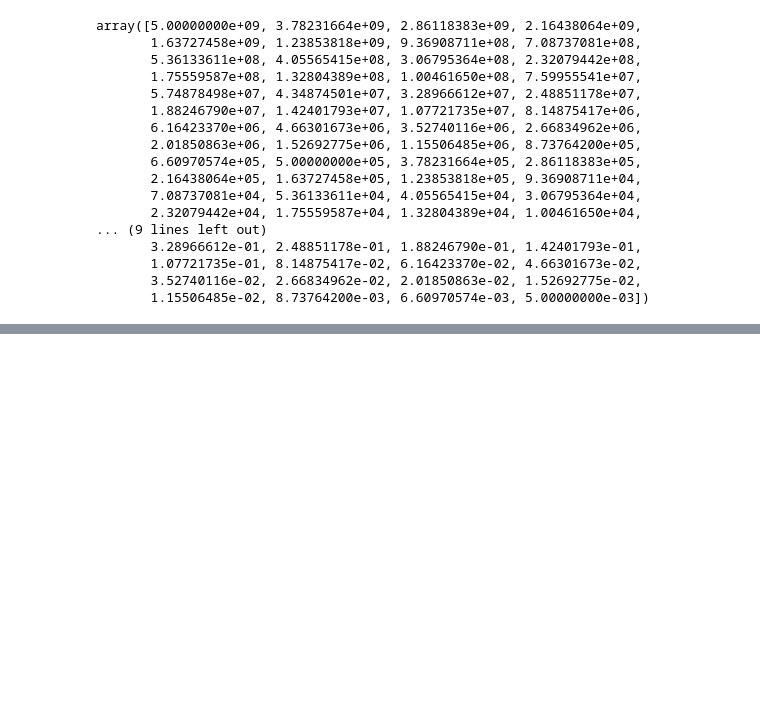
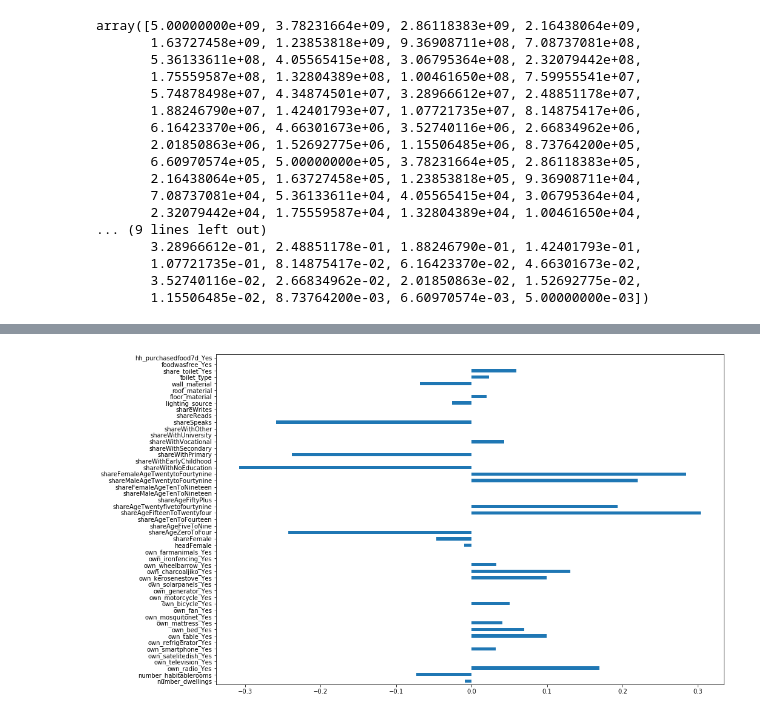
Before and after one commit to Colleen-ODonnell/KenyaPovertyTargetingModel, a Jupyter notebook: 3analysis/Analysis.ipynb, the cells around one changed output, grey strips where cells are left out. Drawn from its saved outputs; the diff is of its cells as text; code cells hidden in the pictures; blank space fills up the shorter version.

Commit message:
error rates, adjust vars

```diff
--- a/3analysis/Analysis.ipynb
+++ b/3analysis/Analysis.ipynb
@@ -286,0 +475,2 @@ dtype: float64
+# %%
+X_train, X_test , y_train, y_test = train_test_split(X, y, test_size=0.25, random_state=1)
@@ -286,0 +490,7 @@ dtype: float64
+# %%
+#Testing Best Alpha
+elastic=ElasticNet(normalize=True)
+search=GridSearchCV(estimator=elastic,param_grid={'alpha':np.logspace(-5,2,8),
+        'l1_ratio':[.1,.2,.25,.4,.5,.6,.75,.8]},scoring='neg_mean_squared_error',n_jobs=1,refit=True,cv=10)
+search.fit(X,y)
+search.best_params_
@@ -286,0 +503,14 @@ dtype: float64
+# %%
+# Train the model
+e_net= ElasticNet(alpha = 0.01)
+e_net.fit(X_train, y_train)
+
+# calculate the prediction and mean square error
+y_pred_elastic = e_net.predict(X_test)
+mean_squared_error = np.mean((y_pred_elastic - y_test)**2)
+print("Mean Squared Error on test set", mean_squared_error)
+
+e_net_coeff = pd.DataFrame()
+e_net_coeff["Columns"] = X_train.columns
+e_net_coeff['Coefficient Estimate'] = pd.Series(e_net.coef_)
+e_net_coeff
@@ -286,0 +536,7 @@ dtype: float64
+# %%
+plt.figure(figsize= (15,10))
+plt_figure= pd.Series(e_net.coef_, index= X.columns)
+plt_figure.plot(kind='barh')
+plt.show()
+# %% [output]
+[figure, added]
```
Also changed, not shown: parts of 44 cells of this notebook, 7 other files.
